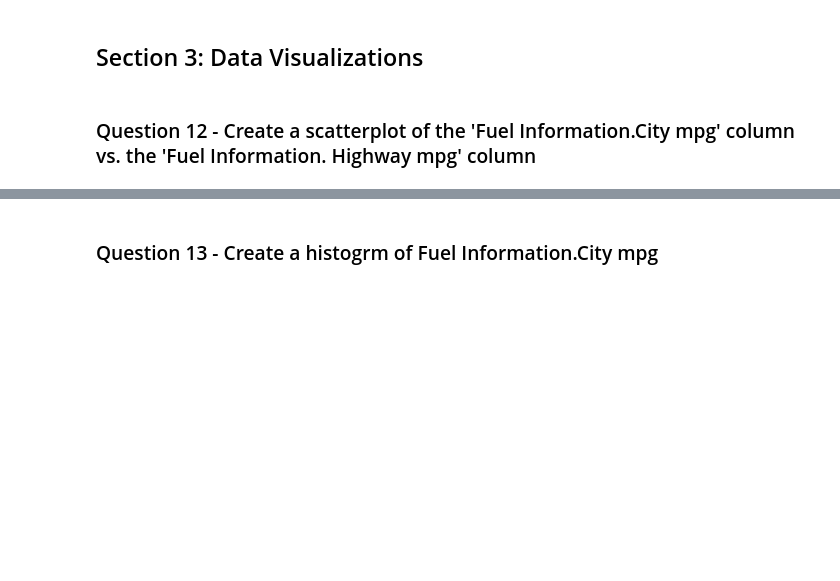
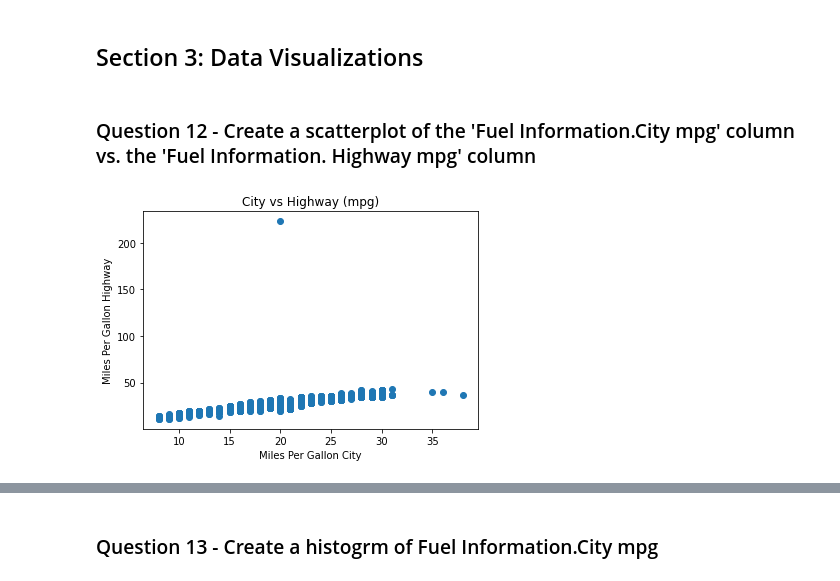
Before and after one commit to cjunhyuk/DS-Pre-Work-Review-, a Jupyter notebook: Pre-Work Review .ipynb, the cells around one changed output, grey strips where cells are left out. Drawn from its saved outputs; the diff is of its cells as text; code cells hidden in the pictures; blank space fills up the shorter version.

```diff
--- a/Pre-Work Review .ipynb
+++ b/Pre-Work Review .ipynb
@@ -311,8 +360,13 @@ cars = pd.read_csv('data/cars.csv')
 # %%
 #Create the plot
 
 fig, ax = plt.subplots()
-x = None
-y = None
+x = cars['Fuel Information.City mpg']
+y = cars['Fuel Information.Highway mpg']
 
-ax.scatter(x,y)
+ax.set_xlabel('Miles Per Gallon City')
+ax.set_ylabel('Miles Per Gallon Highway')
+ax.set_title('City vs Highway (mpg)')
+ax.scatter(x,y);
+# %% [output]
+[figure, added]
```
Also changed, not shown: parts of 5 cells of this notebook.
